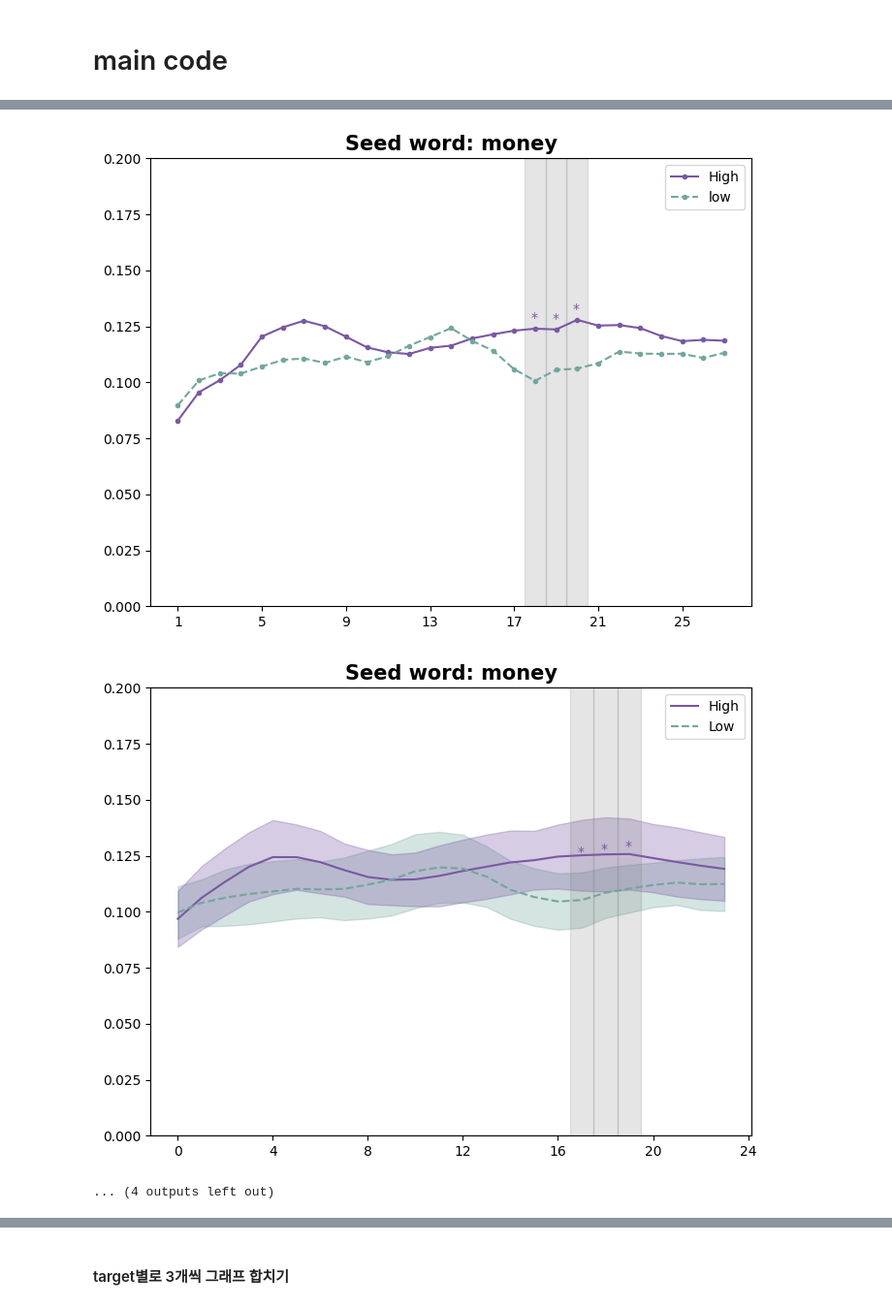
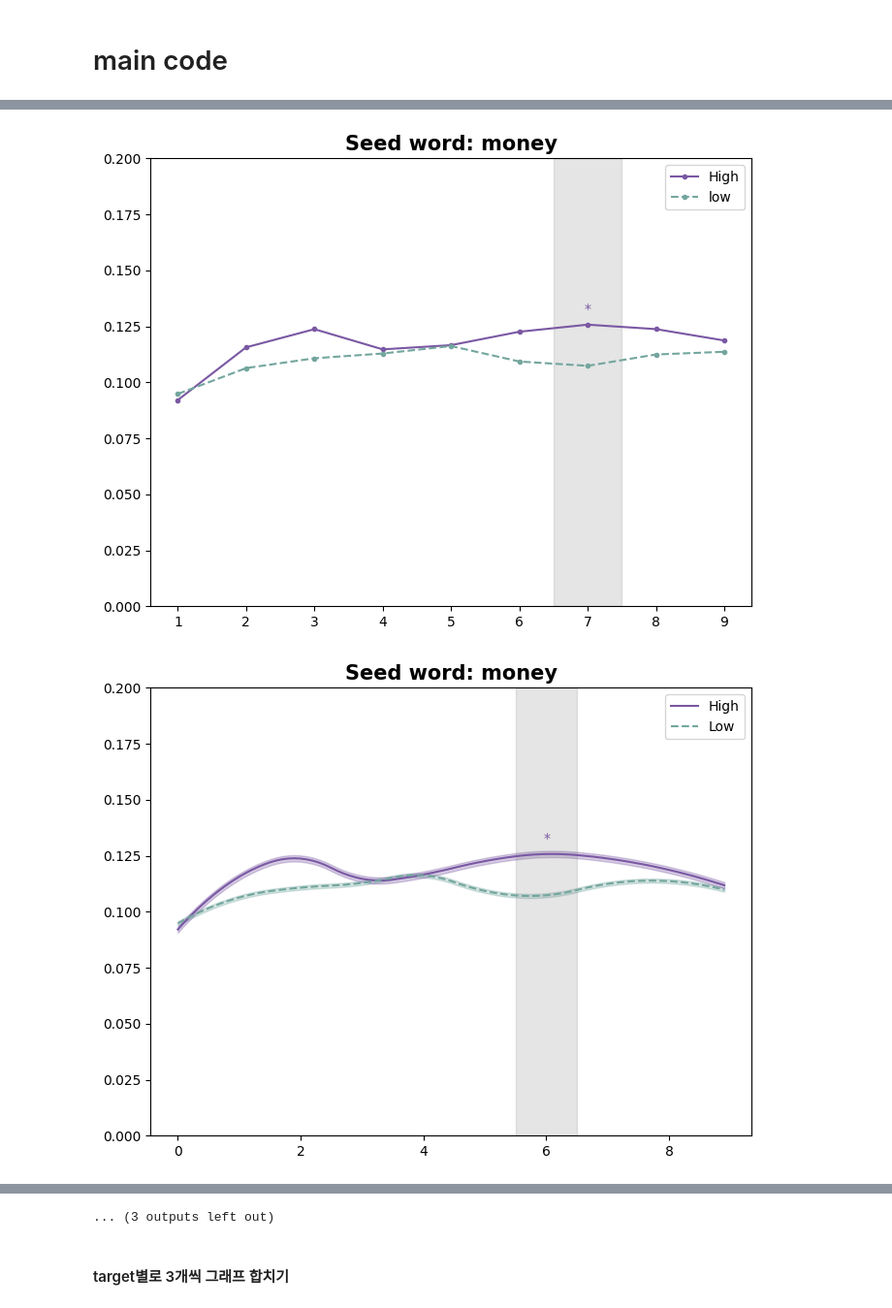
Before and after one commit to 2hyes/FAST_word2vec, a Jupyter notebook: study1/8_group_similarity_over_time.ipynb, the cells around one changed output, grey strips where cells are left out. Shown at 97% size. Drawn from its saved outputs; the diff is of its cells as text; code cells hidden in the pictures.

Commit message:
smoothing 그래프 오류 수정

```diff
--- a/study1/8_group_similarity_over_time.ipynb
+++ b/study1/8_group_similarity_over_time.ipynb
@@ -104,7 +105,6 @@ def analyze_ancova_for_each_column(data, column_len: int, between: str, covar: l
 ### similairty line graph
 # %%
 def draw_similarity_line_graph(data, target_columns: list, significant_list: list, window_size: int, seed_word: str, filename: str, ax=None):
-    # 이동 평균 계산
     low = data.loc[data['group_PA'] == 1].iloc[:, :len(target_columns)]
     high = data.loc[data['group_PA'] == 2].iloc[:, :len(target_columns)]
 
@@ -118,15 +118,15 @@ def draw_similarity_line_graph(data, target_columns: list, significant_list: lis
     # 유의한 점 표시
     for point in significant_list:
         plt.axvspan(point - 1.5, point - 0.5, alpha=0.2, color='gray')
-        plt.text(point-1.2, high_datas[point-1] + 0.003, '*', fontsize=10, color='#7a58a3')
+        # *: 여기 point-1.05, y_high_interp[point-1] + "실수"부분으로 조정 가능
+        plt.text(point-1.05, high_datas[point-1] + 0.005, '*', fontsize=10, color='#7a58a3')
 
     plt.title(f'Seed word: {seed_word}', fontsize=15, weight='bold')
     plt.ylim(0, 0.2)
     plt.legend(loc='upper right')
+    # plt.xticks(range(0, len(low_datas), window_size))
 
-    plt.xticks(range(0, len(low_datas), window_size))
-
-    filepath =  (f'\\{graph_image_dir}\\{filename}' if os_system == 'Windows' else f'/{graph_image_dir}/{filename}')
+    filepath = filepath = os.path.join(graph_image_dir, filename)
     plt.savefig(filepath, dpi=300)
 
     # plt.show()
@@ -217,8 +226,8 @@ similarity_datas = {
     'friend_friend': similarity_data.iloc[:, 151:181]
 }
 # %%
-window_size=4
-moving_size=1
+window_size=6
+moving_size=3
 
 for i, seed in enumerate(seed_words):
     for j, target in enumerate(target_words):
@@ -244,13 +253,13 @@ for i, seed in enumerate(seed_words):
                                    significant_list=significant_0_05,
                                    window_size=window_size,
                                    seed_word=seed,
-                                   filename=f'line_graph_{seed}_{target}.png')
+                                   filename=f'line_graph_{seed}_{target}_ma{moving_size}_w{window_size}.png')
         draw_similarity_smoothing_graph(data=merged_df,
                                         target_columns=target_columns,
                                         significant_list=significant_0_05,
                                         window_size=window_size,
                                         seed_word=seed,
-                                        filename=f'smoothing_graph_{seed}_{target}.png')
+                                        filename=f'smoothing_graph_{seed}_{target}_ma{moving_size}_w{window_size}.png')
 
         # multiple comparison 보정
         adjusted_p_values, fdr_significant_0_05, fdr_significant_0_01, fdr_significant_0_001 = benjamini_hochberg_correction(p_values=p_values, alpha=0.05)
@@ -258,9 +267,6 @@ for i, seed in enumerate(seed_words):
         print(f'보정 후 p-values: {adjusted_p_values}')
         print()
         print()
-
-
-plt.show()
 # %% [output]
 Seed word: key, Target: money
 Column 1 ANCOVA Results:
@@ -328,3 +314,2 @@ Column 1 ANCOVA Results:
-[figure, old version]
+[figure, new version]
-[figure, old version]
+[figure, new version]
-... (4 outputs left out)
@@ -331,2 +317,3 @@ Column 1 ANCOVA Results:
+... (3 outputs left out)
 # %% [markdown]
 #### target별로 3개씩 그래프 합치기
```
Also changed, not shown: parts of 7 cells of this notebook, 1 other file.
